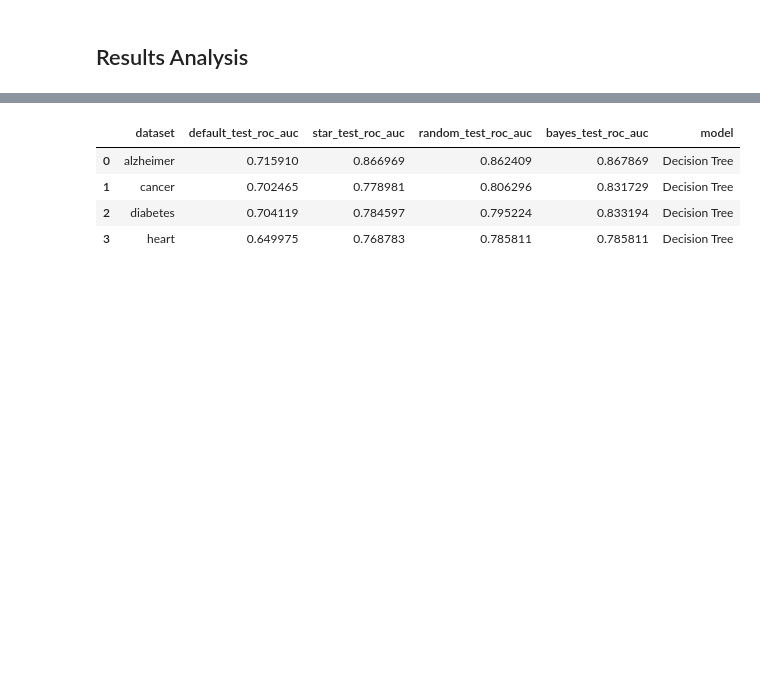
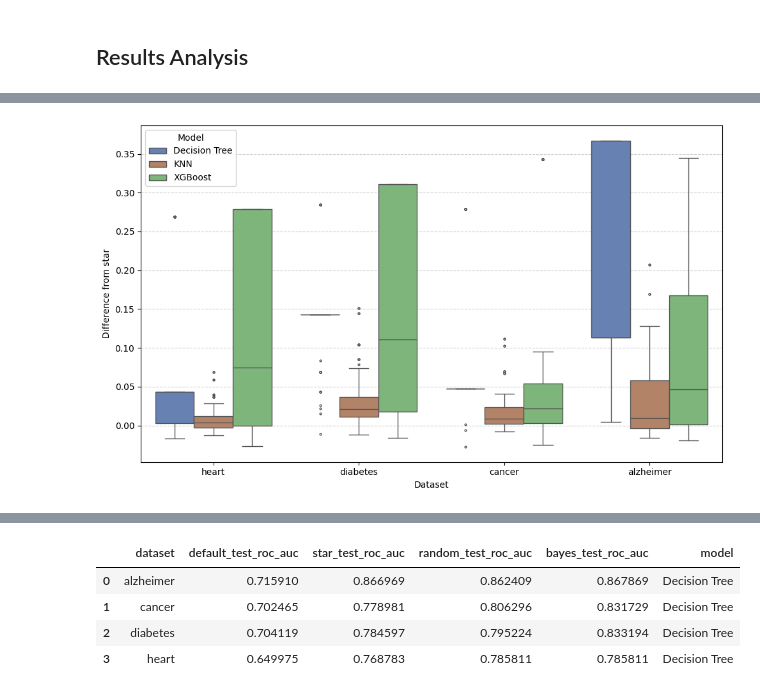
Before and after one commit to zielinskim04/HyperparameterTunability, a Jupyter notebook: ResultsAnalysis.ipynb, the cells around one changed output, grey strips where cells are left out. Cells and saved outputs as stored; diff of their text form; code cells hidden in the pictures; blank space fills up the shorter version.

```diff
--- a/ResultsAnalysis.ipynb
+++ b/ResultsAnalysis.ipynb
@@ -157,3 +209,38 @@ plot_boxplot_diff_from_star(all_random, title_prefix="[Random Search] ")
+# %%
+# Boxplots for random distribution of diff_from_star in all datasets to analyze model tunability
+
+def plot_boxplot_diff_from_star_all_datasets(all_df, title_prefix=""):
+    plt.figure(figsize=(10, 6))
+    sns.boxplot(
+        data=all_df,
+        x='dataset',
+        y='diff_from_star',
+        hue='model',
+        #palette='muted',
+        palette = {
+            "XGBoost": "#75BF71",
+            "Decision Tree": "#597DBF",
+            "KNN": "#BF805C"
+        },
+        linewidth=1,
+        fliersize=2
+    )
+
+    plt.ylabel("Difference from star")
+    plt.xlabel("Dataset")
+    # plt.title(f"{title_prefix}Difference from star per dataset and model")
+    plt.grid(axis='y', linestyle='--', alpha=0.6)
+    plt.legend(title='Model')
+    plt.tight_layout()
+
+    save_path = os.path.join("plots", "boxplot_all_datasets.png")
+    plt.savefig(save_path, dpi=300, bbox_inches='tight')
+
+    plt.show()
+# %%
+plot_boxplot_diff_from_star_all_datasets(all_random, title_prefix="[Random Search] ")
+# %% [output]
+[figure, added]
 # %%
 xgb_random_summary = pd.read_csv("Results/xgboost_uniform_summary.csv")
 xgb_bayes_summary = pd.read_csv("Results/xgboost_bayes_summary.csv")
```
Also changed, not shown: parts of 19 cells of this notebook, 6 other files.
